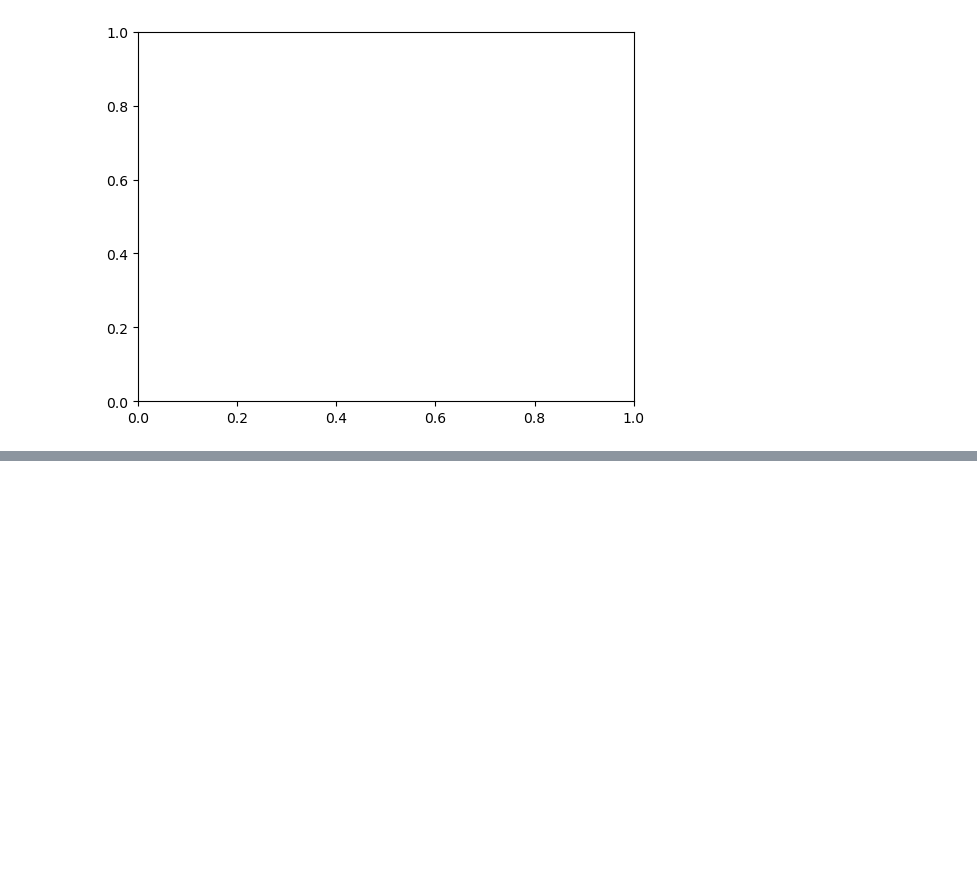
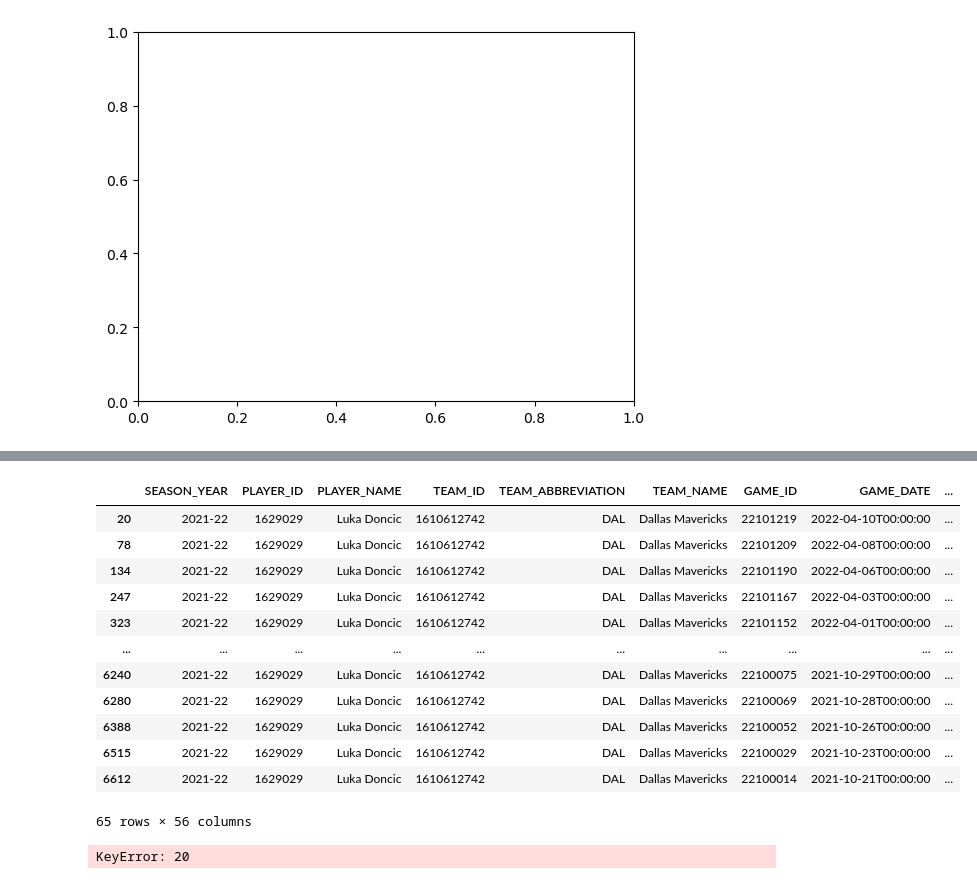
Before and after one commit to NadeemPatel2019/MSDS-456-final-project, a Jupyter notebook: nba_game_logs_eda_2021-22.ipynb, the cells around one changed output, grey strips where cells are left out. Saved outputs shown, nothing was run; the diff lists cells and outputs as text; code cells hidden in the pictures; blank space fills up the shorter version.

```diff
--- a/nba_game_logs_eda_2021-22.ipynb
+++ b/nba_game_logs_eda_2021-22.ipynb
@@ -584,0 +587,25 @@ Text(0.5, 1.0, 'Confusion Matrix - OVERSAMPLE True, DAYS_LAST_INJURY: True')
+# %%
+#
+
+
+player_data = full_game_logs_df.loc[full_game_logs_df['PLAYER_ID'] == 1629029]
+# %%
+player_data
+# %% [output]
+|  | SEASON_YEAR | PLAYER_ID | PLAYER_NAME | TEAM_ID | TEAM_ABBREVIATION | TEAM_NAME | GAME_ID | GAME_DATE | ... |
+| 20 | 2021-22 | 1629029 | Luka Doncic | 1610612742 | DAL | Dallas Mavericks | 22101219 | 2022-04-10T00:00:00 | ... |
+| 78 | 2021-22 | 1629029 | Luka Doncic | 1610612742 | DAL | Dallas Mavericks | 22101209 | 2022-04-08T00:00:00 | ... |
+| 134 | 2021-22 | 1629029 | Luka Doncic | 1610612742 | DAL | Dallas Mavericks | 22101190 | 2022-04-06T00:00:00 | ... |
+| 247 | 2021-22 | 1629029 | Luka Doncic | 1610612742 | DAL | Dallas Mavericks | 22101167 | 2022-04-03T00:00:00 | ... |
+| 323 | 2021-22 | 1629029 | Luka Doncic | 1610612742 | DAL | Dallas Mavericks | 22101152 | 2022-04-01T00:00:00 | ... |
+| ... | ... | ... | ... | ... | ... | ... | ... | ... | ... |
+| 6240 | 2021-22 | 1629029 | Luka Doncic | 1610612742 | DAL | Dallas Mavericks | 22100075 | 2021-10-29T00:00:00 | ... |
+| 6280 | 2021-22 | 1629029 | Luka Doncic | 1610612742 | DAL | Dallas Mavericks | 22100069 | 2021-10-28T00:00:00 | ... |
+| 6388 | 2021-22 | 1629029 | Luka Doncic | 1610612742 | DAL | Dallas Mavericks | 22100052 | 2021-10-26T00:00:00 | ... |
+| 6515 | 2021-22 | 1629029 | Luka Doncic | 1610612742 | DAL | Dallas Mavericks | 22100029 | 2021-10-23T00:00:00 | ... |
+| 6612 | 2021-22 | 1629029 | Luka Doncic | 1610612742 | DAL | Dallas Mavericks | 22100014 | 2021-10-21T00:00:00 | ... |
+65 rows × 56 columns
+# %%
+player_data[20]
+# %% [output]
+KeyError: 20
```
Also changed, not shown: parts of 25 cells of this notebook.
